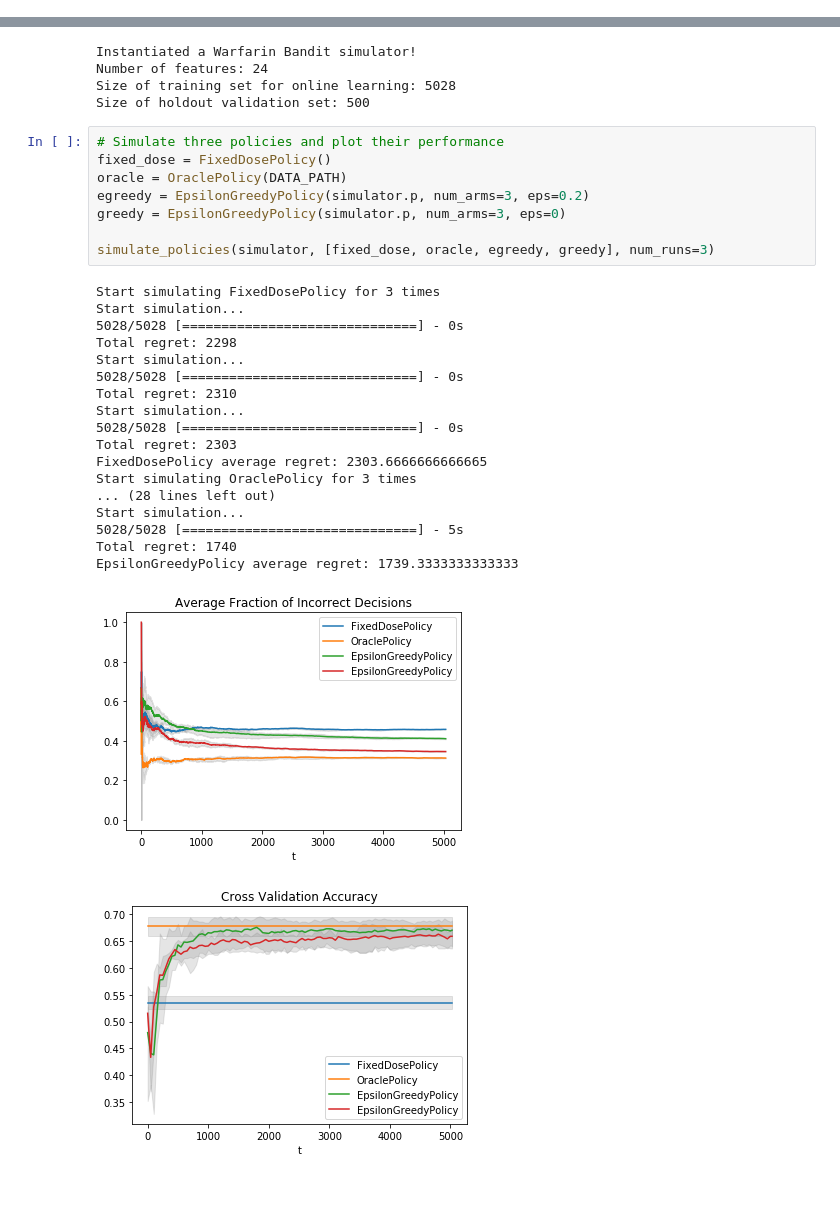
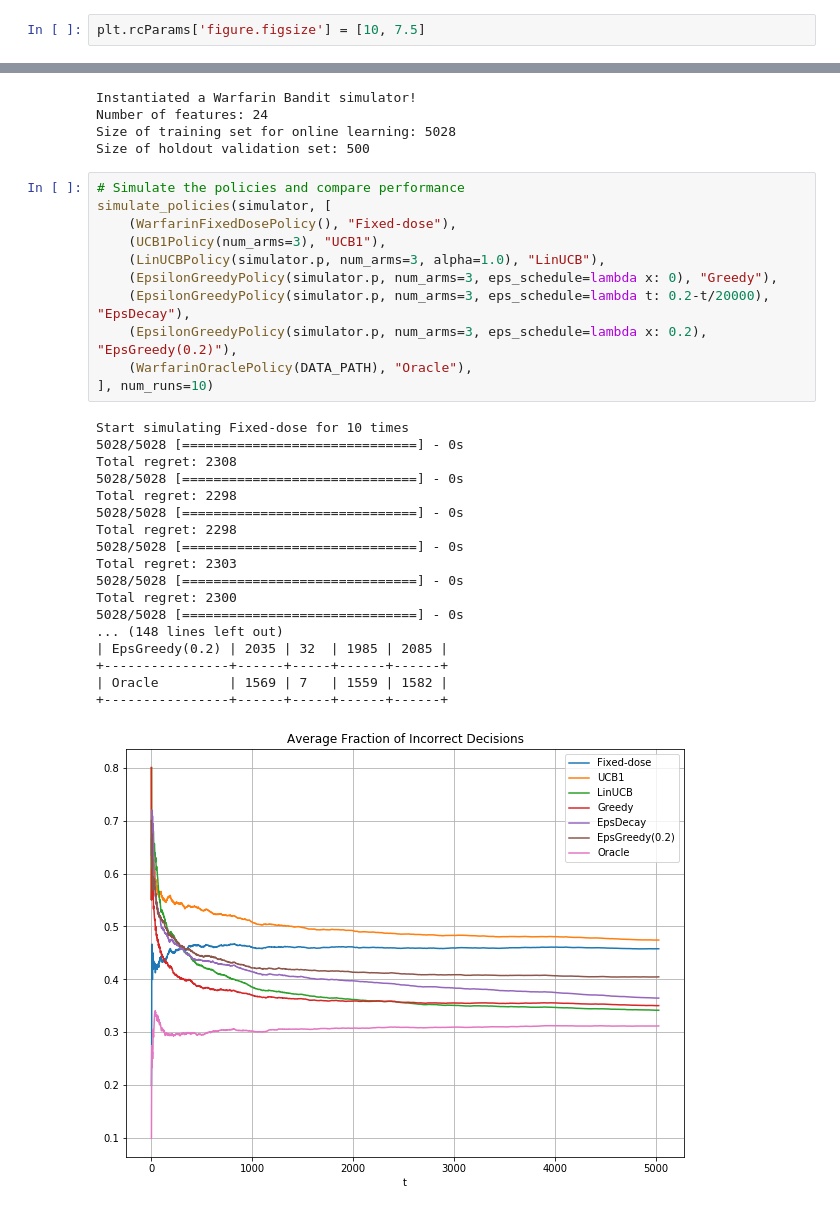
Before and after one commit to junjiedong/warfarin-bandit, a Jupyter notebook: notebooks/simulations.ipynb, the cells around one changed output, grey strips where cells are left out. Saved outputs shown, nothing was run; the diff lists cells and outputs as text.

Commit message:
implement new policies + simulator random seed

```diff
--- a/notebooks/simulations.ipynb
+++ b/notebooks/simulations.ipynb
@@ -15,6 +17,8 @@ from simulate import *
 from visualize import *
 
 pd.options.mode.chained_assignment = None
+# %%
+plt.rcParams['figure.figsize'] = [10, 7.5]
 # %%
 DATA_PATH = "../data/warfarin.csv"  # path to raw Warfarin data file
 # %%
@@ -72,31 +95,33 @@ Instantiated a Warfarin Bandit simulator!
 Number of features: 24
 Size of training set for online learning: 5028
 Size of holdout validation set: 500
-# %%
-# Simulate three policies and plot their performance
-fixed_dose = FixedDosePolicy()
-oracle = OraclePolicy(DATA_PATH)
-egreedy = EpsilonGreedyPolicy(simulator.p, num_arms=3, eps=0.2)
-greedy = EpsilonGreedyPolicy(simulator.p, num_arms=3, eps=0)
-
-simulate_policies(simulator, [fixed_dose, oracle, egreedy, greedy], num_runs=3)
-# %% [output]
-Start simulating FixedDosePolicy for 3 times
-Start simulation...
-5028/5028 [==============================] - 0s
-Total regret: 2298
-Start simulation...
-5028/5028 [==============================] - 0s
-Total regret: 2310
-Start simulation...
-5028/5028 [==============================] - 0s
-Total regret: 2303
-FixedDosePolicy average regret: 2303.6666666666665
-Start simulating OraclePolicy for 3 times
-... (28 lines left out)
-Start simulation...
-5028/5028 [==============================] - 5s
-Total regret: 1740
-EpsilonGreedyPolicy average regret: 1739.3333333333333
-[figure, removed]
-[figure, removed]
+# %%
+# Simulate the policies and compare performance
+simulate_policies(simulator, [
+    (WarfarinFixedDosePolicy(), "Fixed-dose"),
+    (UCB1Policy(num_arms=3), "UCB1"),
+    (LinUCBPolicy(simulator.p, num_arms=3, alpha=1.0), "LinUCB"),
+    (EpsilonGreedyPolicy(simulator.p, num_arms=3, eps_schedule=lambda x: 0), "Greedy"),
+    (EpsilonGreedyPolicy(simulator.p, num_arms=3, eps_schedule=lambda t: 0.2-t/20000), "EpsDecay"),
+    (EpsilonGreedyPolicy(simulator.p, num_arms=3, eps_schedule=lambda x: 0.2), "EpsGreedy(0.2)"),
+    (WarfarinOraclePolicy(DATA_PATH), "Oracle"),
+], num_runs=10)
+# %% [output]
+Start simulating Fixed-dose for 10 times
+5028/5028 [==============================] - 0s
+Total regret: 2308
+5028/5028 [==============================] - 0s
+Total regret: 2298
+5028/5028 [==============================] - 0s
+Total regret: 2298
+5028/5028 [==============================] - 0s
+Total regret: 2303
+5028/5028 [==============================] - 0s
+Total regret: 2300
+5028/5028 [==============================] - 0s
+... (148 lines left out)
+| EpsGreedy(0.2) | 2035 | 32  | 1985 | 2085 |
++----------------+------+-----+------+------+
+| Oracle         | 1569 | 7   | 1559 | 1582 |
++----------------+------+-----+------+------+
+[figure, added]
```
Also changed, not shown: parts of 4 cells of this notebook, 3 other files.
